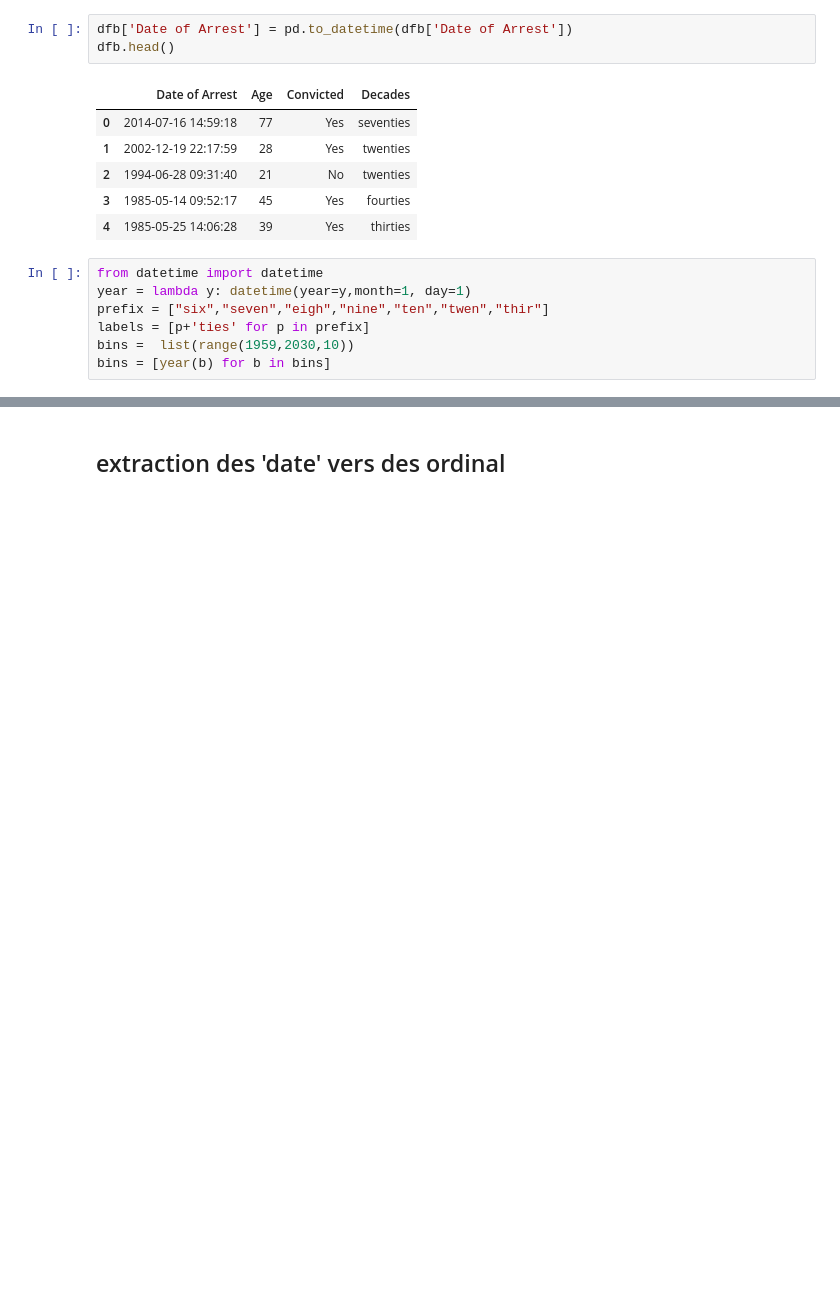
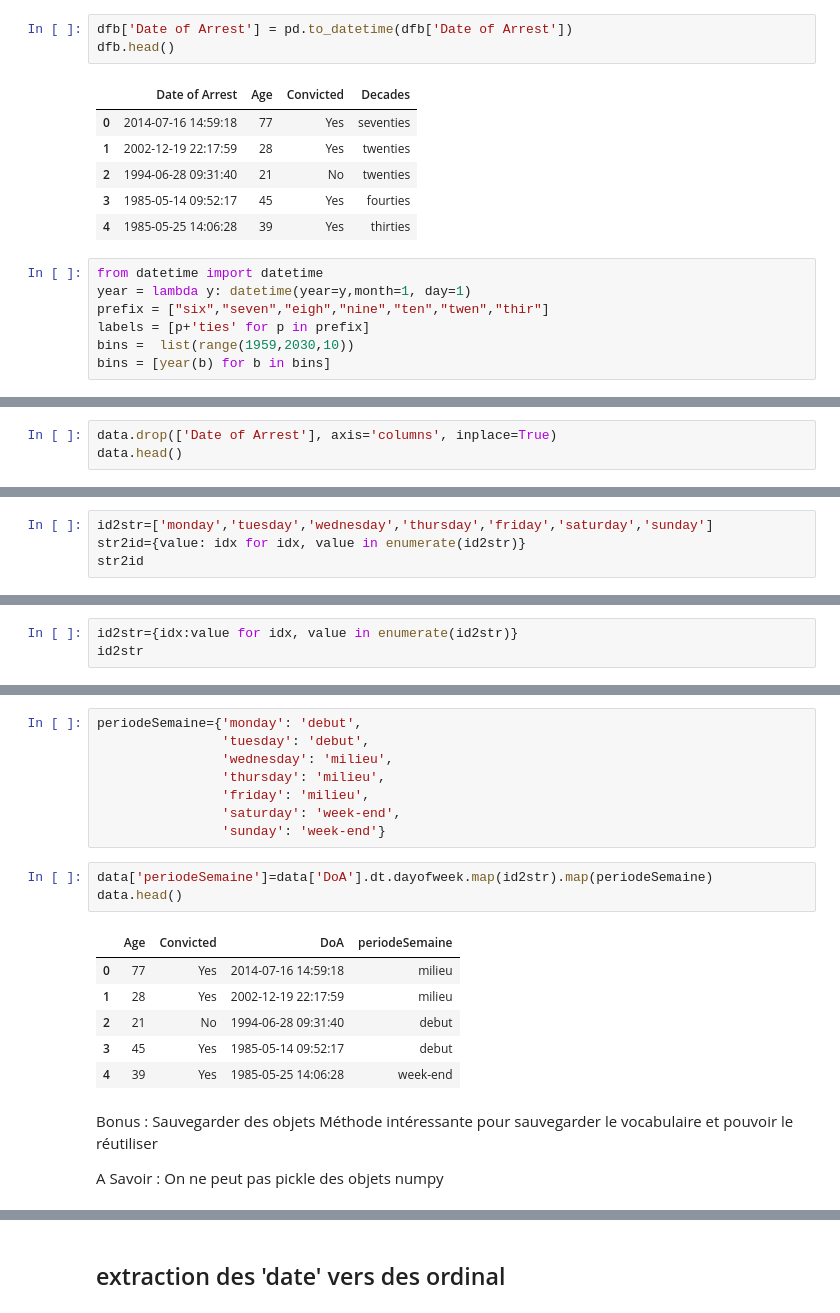
Before and after one commit to ArmandBroutinDev/python, a Jupyter notebook: exos_datacleaning.ipynb, the cells around one changed output, grey strips where cells are left out. Saved outputs shown, nothing was run; the diff lists cells and outputs as text; blank space fills up the shorter version.

```diff
--- a/exos_datacleaning.ipynb
+++ b/exos_datacleaning.ipynb
@@ -596,0 +586,3 @@ Categories (7, object): ['sixties' < 'seventies' < 'eighties' < 'nineties' < 'te
+# %%
+data.drop(['Date of Arrest'], axis='columns', inplace=True)
+data.head()
@@ -596,0 +614,4 @@ Categories (7, object): ['sixties' < 'seventies' < 'eighties' < 'nineties' < 'te
+# %%
+id2str=['monday','tuesday','wednesday','thursday','friday','saturday','sunday']
+str2id={value: idx for idx, value in enumerate(id2str)}
+str2id
@@ -596,0 +626,3 @@ Categories (7, object): ['sixties' < 'seventies' < 'eighties' < 'nineties' < 'te
+# %%
+id2str={idx:value for idx, value in enumerate(id2str)}
+id2str
@@ -596,0 +652,23 @@ Categories (7, object): ['sixties' < 'seventies' < 'eighties' < 'nineties' < 'te
+# %%
+periodeSemaine={'monday': 'debut',
+                'tuesday': 'debut',
+                'wednesday': 'milieu',
+                'thursday': 'milieu',
+                'friday': 'milieu',
+                'saturday': 'week-end',
+                'sunday': 'week-end'}
+# %%
+data['periodeSemaine']=data['DoA'].dt.dayofweek.map(id2str).map(periodeSemaine)
+data.head()
+# %% [output]
+|  | Age | Convicted | DoA | periodeSemaine |
+| 0 | 77 | Yes | 2014-07-16 14:59:18 | milieu |
+| 1 | 28 | Yes | 2002-12-19 22:17:59 | milieu |
+| 2 | 21 | No | 1994-06-28 09:31:40 | debut |
+| 3 | 45 | Yes | 1985-05-14 09:52:17 | debut |
+| 4 | 39 | Yes | 1985-05-25 14:06:28 | week-end |
+# %% [markdown]
+Bonus : Sauvegarder des objets
+Méthode intéressante pour sauvegarder le vocabulaire et pouvoir le réutiliser
+
+A Savoir : On ne peut pas pickle des objets numpy
```
Also changed, not shown: parts of 37 cells of this notebook.
